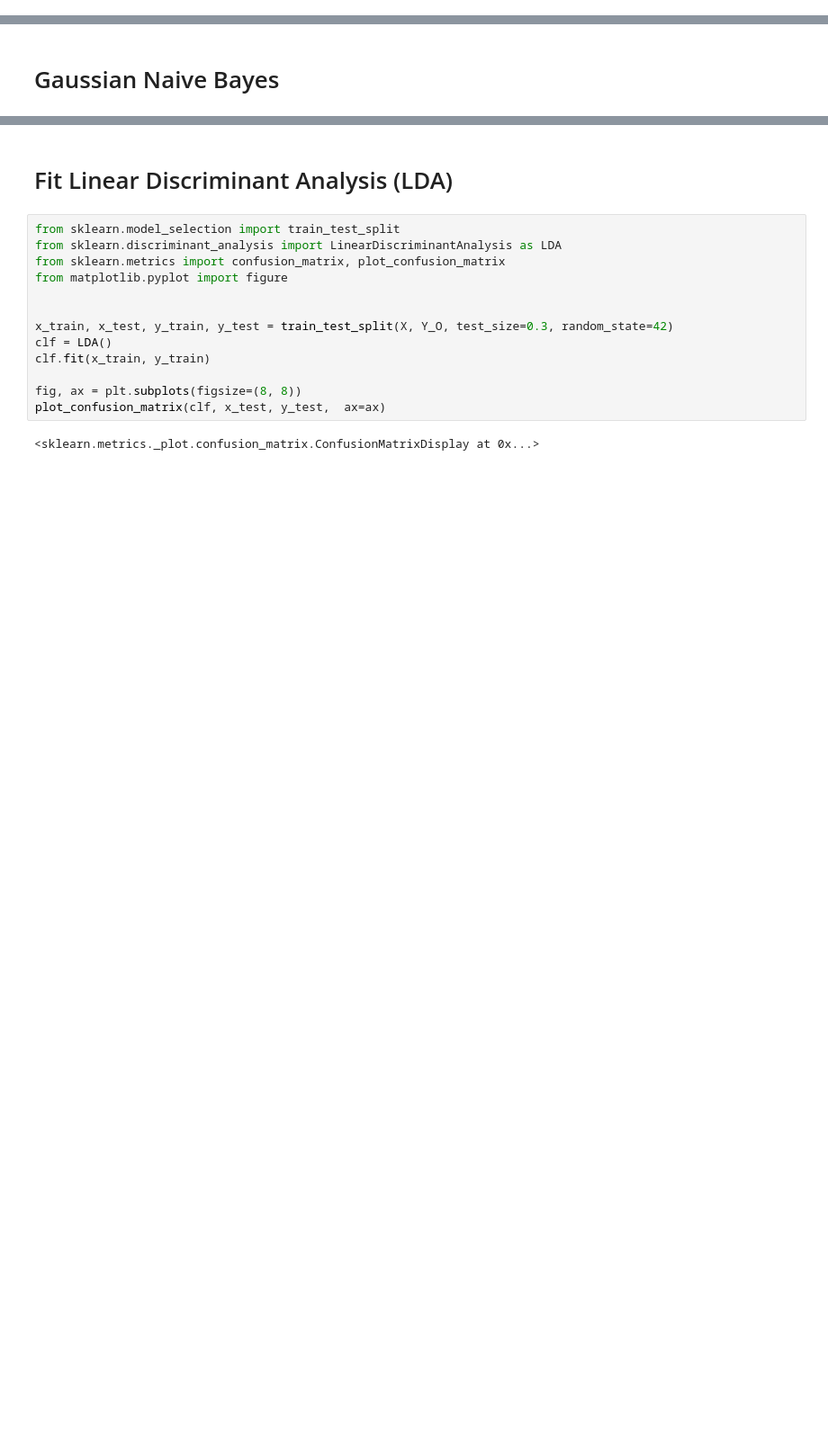
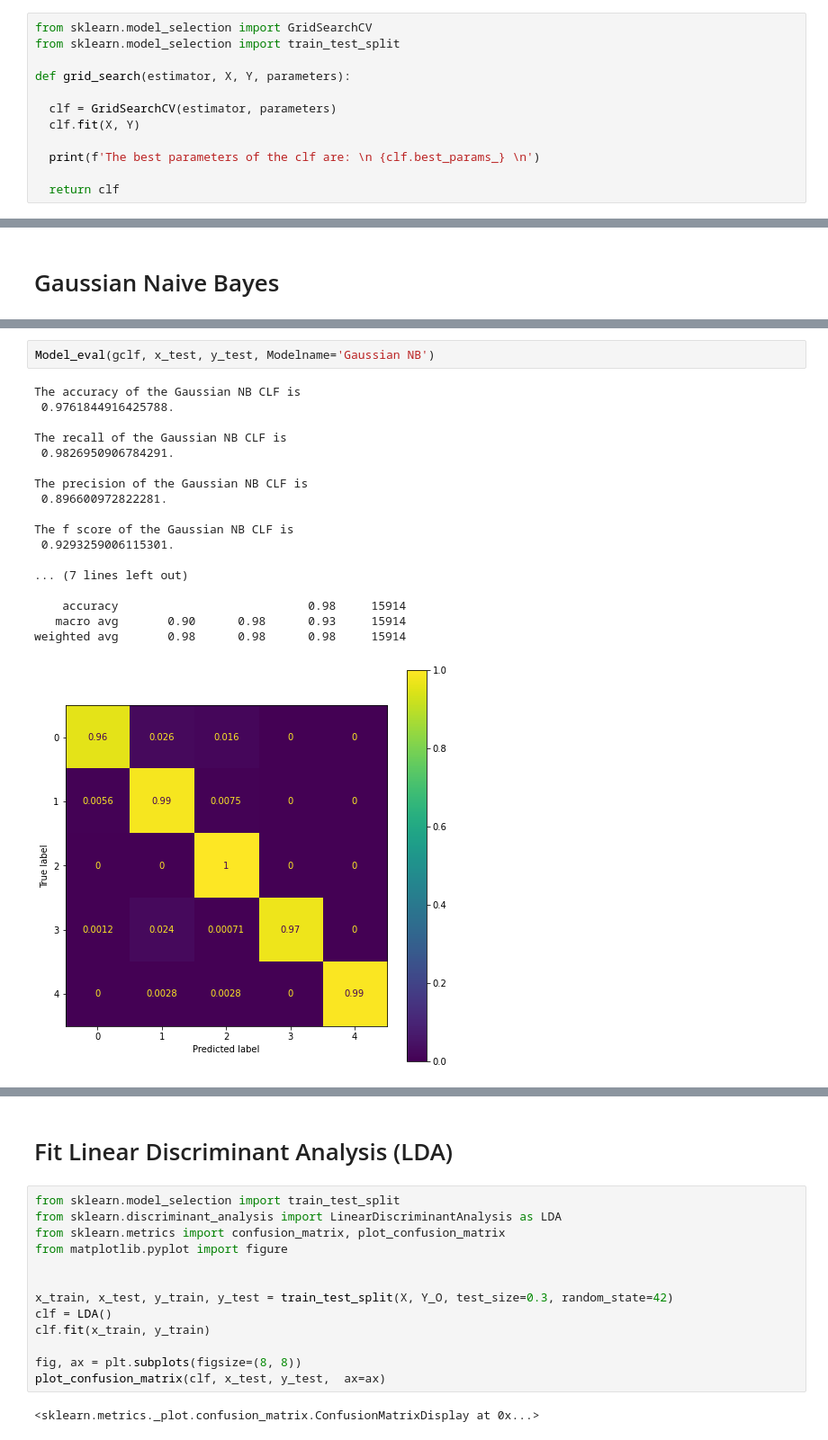
Before and after one commit to Amirosein/AGB-stars-ML-project, a Jupyter notebook: Milestone2/AGB_Project_2.ipynb, the cells around one changed output, grey strips where cells are left out. Shown at 90% size. Saved outputs shown, nothing was run; the diff lists cells and outputs as text; blank space fills up the shorter version.

```diff
--- a/Milestone2/AGB_Project_2.ipynb
+++ b/Milestone2/AGB_Project_2.ipynb
@@ -98 +150,13 @@ X_ps = pd.DataFrame(t)
+# %%
+from sklearn.model_selection import GridSearchCV
+from sklearn.model_selection import train_test_split
+
+def grid_search(estimator, X, Y, parameters):
+
+  clf = GridSearchCV(estimator, parameters)
+  clf.fit(X, Y)
+
+  print(f'The best parameters of the clf are: \n {clf.best_params_} \n')
+
+  return clf
 # %% [markdown]
@@ -192,3 +274,24 @@ plt.show()
+# %%
+Model_eval(gclf, x_test, y_test, Modelname='Gaussian NB')
+# %% [output]
+The accuracy of the Gaussian NB CLF is
+ 0.9761844916425788.
+
+The recall of the Gaussian NB CLF is
+ 0.9826950906784291.
+
+The precision of the Gaussian NB CLF is
+ 0.896600972822281.
+
+The f score of the Gaussian NB CLF is
+ 0.9293259006115301.
+
+... (7 lines left out)
+
+    accuracy                           0.98     15914
+   macro avg       0.90      0.98      0.93     15914
+weighted avg       0.98      0.98      0.98     15914
+[figure, added]
 # %%
 title = "Learning Curves (Naive Bayes)"
 
```
Also changed, not shown: parts of 27 cells of this notebook.
